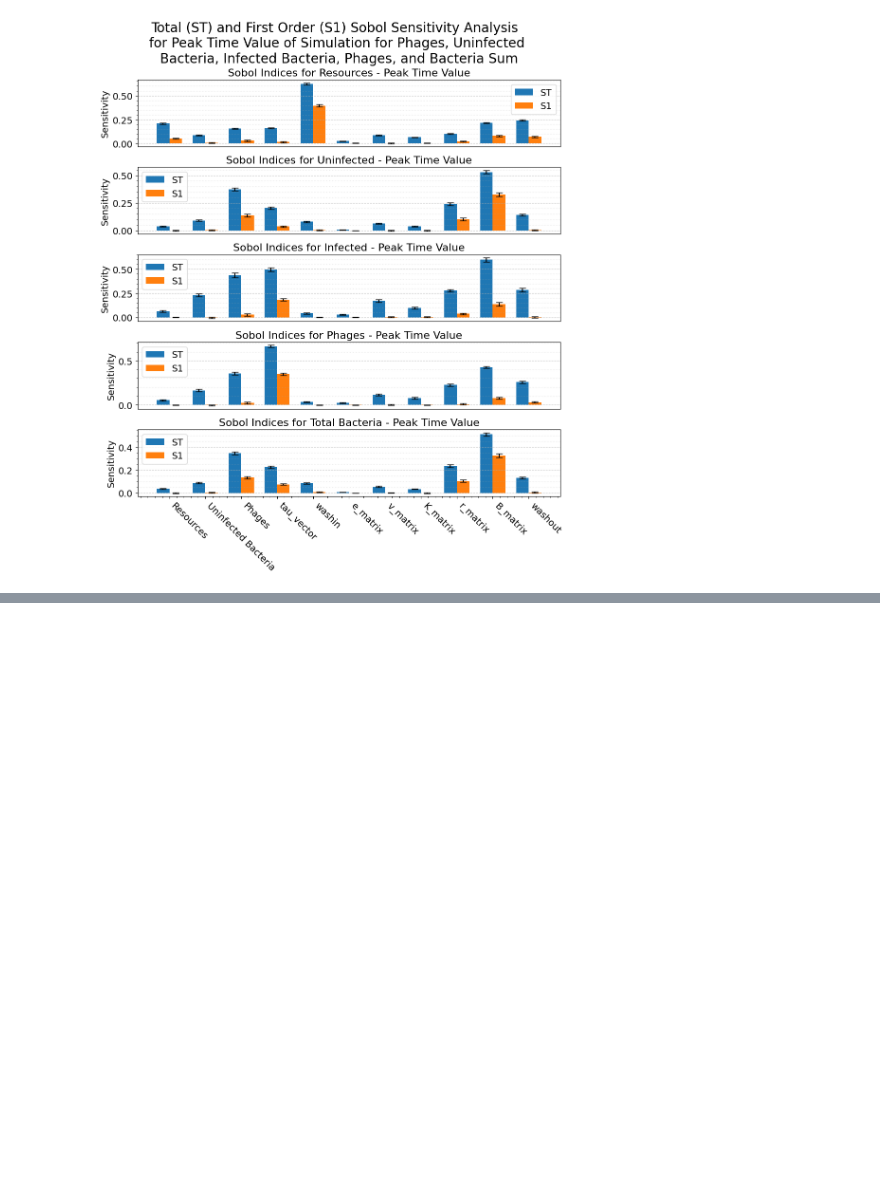
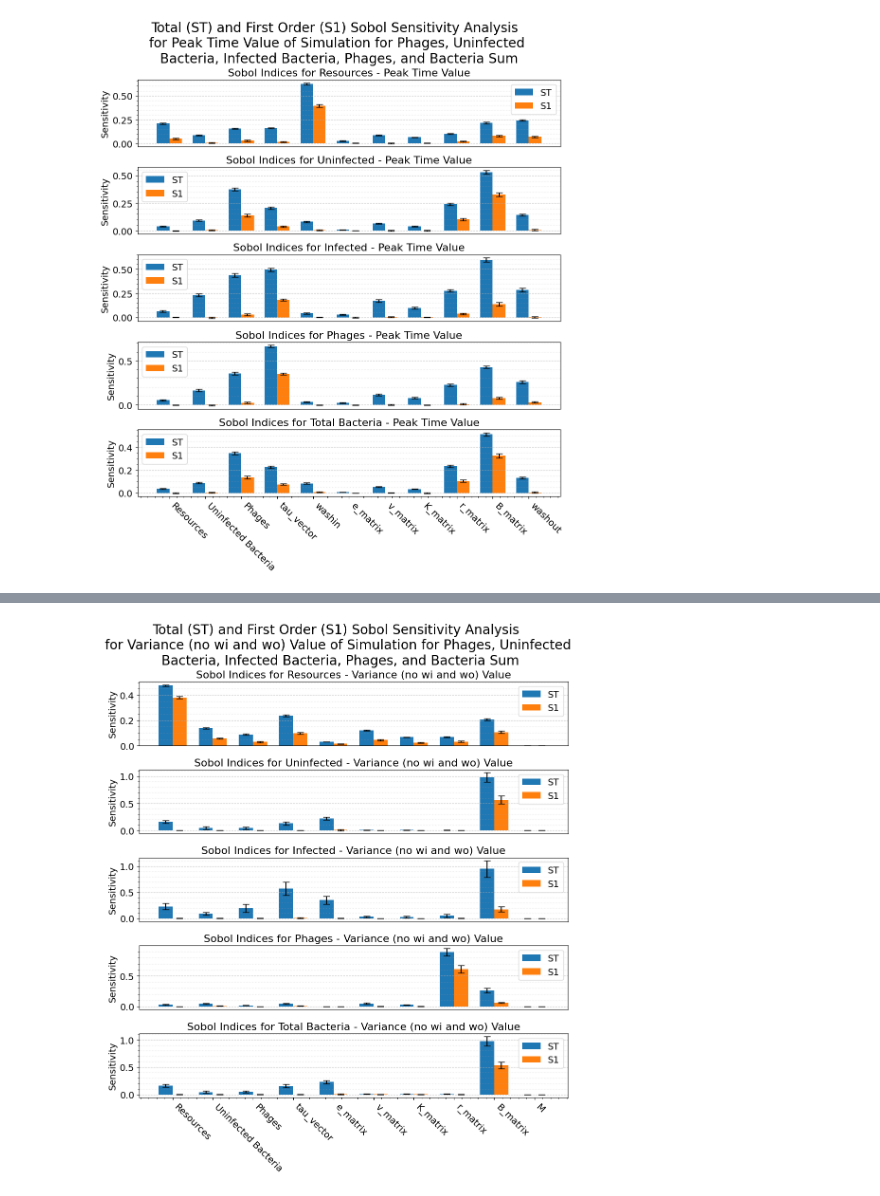
Before and after one commit to BiggusVickus/Master-Thesis, a Jupyter notebook: SOBOL_analysis.ipynb, the cells around one changed output, grey strips where cells are left out. Cells and saved outputs as stored; diff of their text form; code cells hidden in the pictures; blank space fills up the shorter version.

```diff
--- a/SOBOL_analysis.ipynb
+++ b/SOBOL_analysis.ipynb
@@ -320,0 +421,5 @@ create_sobol_plot(Y_peak_time_analyzed, parameter_names, "Peak Time")
+# %%
+variance_analyzed_new = sensitivity_data_new['var_analyzed']
+create_sobol_plot(variance_analyzed_new, parameter_names_new, timestamp, "Variance (no wi and wo)")
+# %% [output]
+[figure, added]
```
Also changed, not shown: parts of 17 cells of this notebook, 21 other files.
